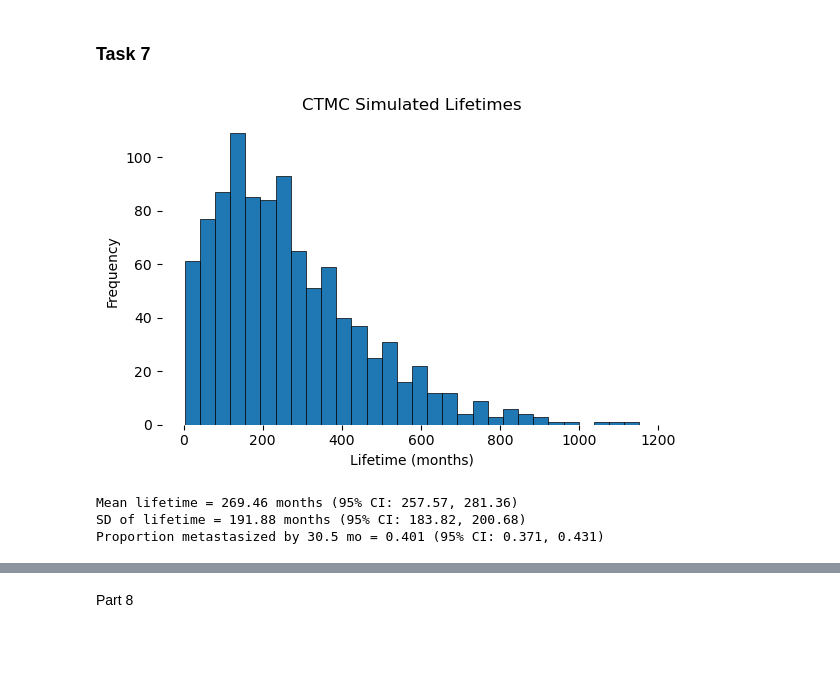
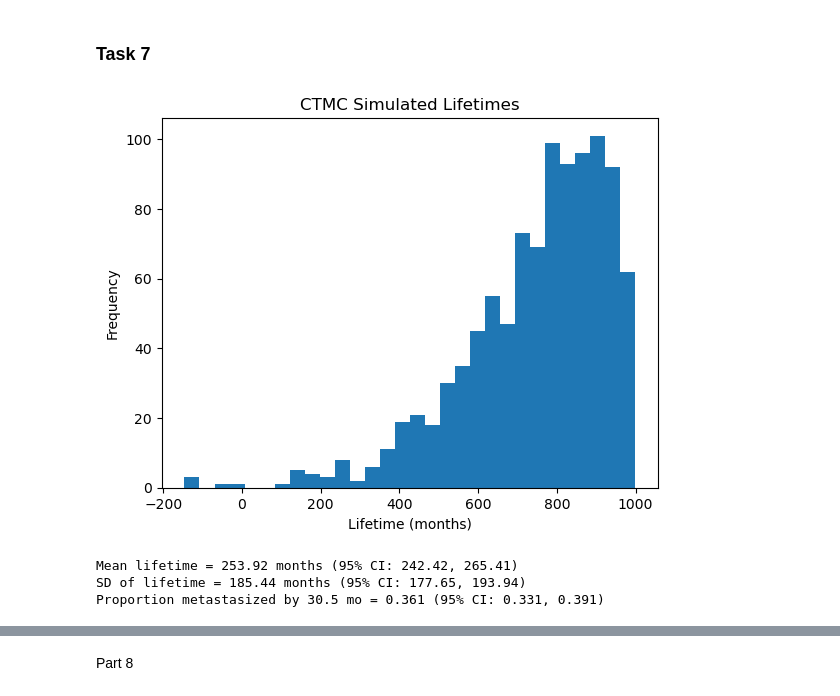
Before and after one commit to bjarturingvason/Stochastic, a Jupyter notebook: Project 1/project1_part1.ipynb, the cells around one changed output, grey strips where cells are left out. Cells and saved outputs as stored; diff of their text form; code cells hidden in the pictures; blank space fills up the shorter version.

```diff
--- a/Project 1/project1_part1.ipynb
+++ b/Project 1/project1_part1.ipynb
@@ -354,12 +356,8 @@ def simulate_ctmc(Q, n_paths, metastasis_time=30.5):
             if not hit_metastasis and current in {2, 3} and t <= metastasis_time:
                 hit_metastasis = True
 
-
-
         lifetimes[k] = t
         metastasis_flags[k] = int(hit_metastasis)
-
-
 
     return lifetimes, metastasis_flags
 
@@ -367,41 +365,35 @@ def simulate_ctmc(Q, n_paths, metastasis_time=30.5):
 n_sim = 1000
 lifetimes, flags = simulate_ctmc(Q, n_sim)
 # 1. Histogram of lifetimes
-plt.figure(figsize=(6, 4))
-plt.hist(lifetimes, bins=30,edgecolor='black', linewidth=0.5)
+plt.hist(alivetime, bins=30)
 plt.xlabel("Lifetime (months)")
 plt.ylabel("Frequency")
 plt.title("CTMC Simulated Lifetimes")
-plt.tight_layout()
-plt.box(False)
-plt.savefig('Figures/7-Lifetimes.png',dpi = 300)
 plt.show()
 
 # 2. Mean, SD, and 95% CIs
 mean_lt = lifetimes.mean()
 sd_lt = lifetimes.std(ddof=1)
 se_mean = sd_lt / np.sqrt(n_sim)
 ci_mean = (mean_lt - 1.96*se_mean, mean_lt + 1.96*se_mean)
 
 # CI for SD using chi-square
 alpha = 0.05
 ci_sd = (
     sd_lt * np.sqrt((n_sim-1)/chi2.ppf(1-alpha/2, n_sim-1)),
     sd_lt * np.sqrt((n_sim-1)/chi2.ppf(alpha/2, n_sim-1))
 )
 
 print(f"Mean lifetime = {mean_lt:.2f} months (95% CI: {ci_mean[0]:.2f}, {ci_mean[1]:.2f})")
 print(f"SD of lifetime = {sd_lt:.2f} months (95% CI: {ci_sd[0]:.2f}, {ci_sd[1]:.2f})")
 
 # 3. Proportion with metastasis by 30.5 months
 p_hat = flags.mean()
 se_p = np.sqrt(p_hat*(1-p_hat)/n_sim)
 ci_p = (p_hat - 1.96*se_p, p_hat + 1.96*se_p)
 print(f"Proportion metastasized by 30.5 mo = {p_hat:.3f} (95% CI: {ci_p[0]:.3f}, {ci_p[1]:.3f})")
-
-metastasis_lifetimes = [life for life, metast in zip(lifetimes, flags) if metast]
 # %% [output]
-[figure, old version]
+[figure, new version]
-Mean lifetime = 269.46 months (95% CI: 257.57, 281.36)
-SD of lifetime = 191.88 months (95% CI: 183.82, 200.68)
-Proportion metastasized by 30.5 mo = 0.401 (95% CI: 0.371, 0.431)
+Mean lifetime = 253.92 months (95% CI: 242.42, 265.41)
+SD of lifetime = 185.44 months (95% CI: 177.65, 193.94)
+Proportion metastasized by 30.5 mo = 0.361 (95% CI: 0.331, 0.391)
```
Also changed, not shown: parts of 8 cells of this notebook.
